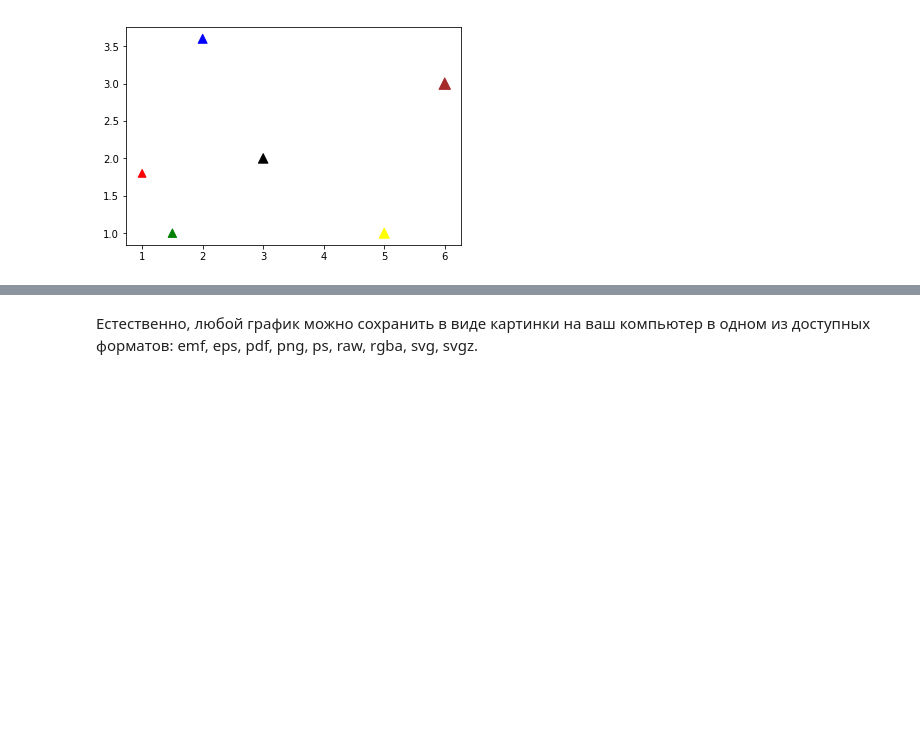
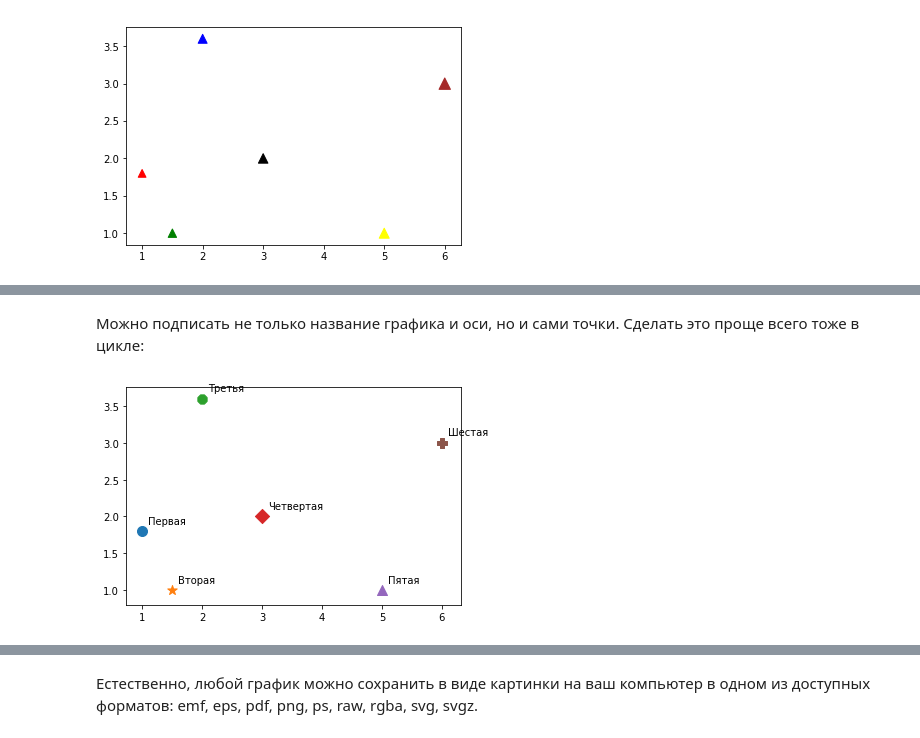
Before and after one commit to ancatmara/learnpython2017, a Jupyter notebook: Семинары/13 Семинар - Matplotlib.ipynb, the cells around one changed output, grey strips where cells are left out. Drawn from its saved outputs; the diff is of its cells as text; code cells hidden in the pictures; blank space fills up the shorter version.

```diff
--- a/Семинары/13 Семинар - Matplotlib.ipynb
+++ b/Семинары/13 Семинар - Matplotlib.ipynb
@@ -73,0 +112,11 @@ plt.show()
+# %% [markdown]
+Можно подписать не только название графика и оси, но и сами точки. Сделать это проще всего тоже в цикле:
+# %%
+dots = ['Первая', "Вторая", "Третья", "Четвертая", "Пятая", "Шестая"]
+
+for x, y, m, d in zip(X, Y, markers, dots):
+    plt.scatter(x, y, marker=m, s=100)
+    plt.text(x+0.1, y+0.1, d) # +0.1 -- это чтобы текст не наползал на маркер, а отрисовывался чуть выше и правее
+plt.show()
+# %% [output]
+[figure, added]
```
Also changed, not shown: parts of 14 cells of this notebook, 3 other files.
